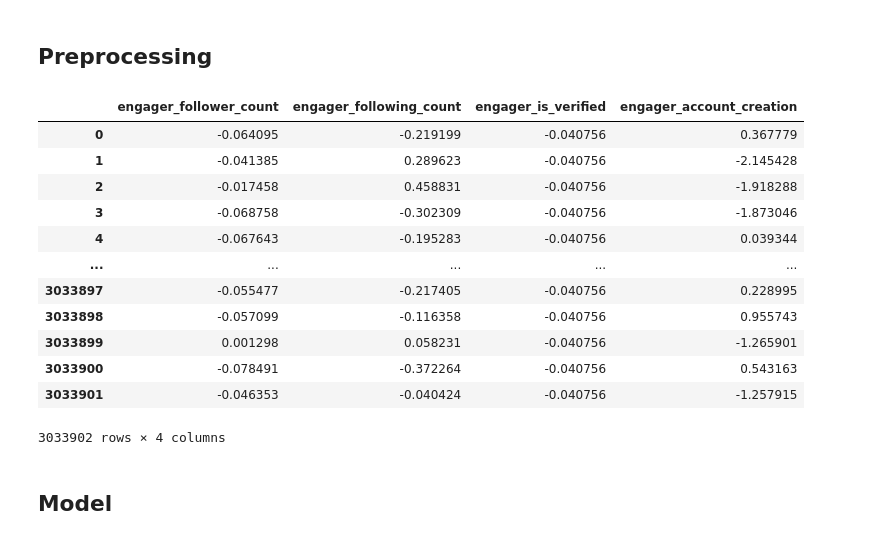
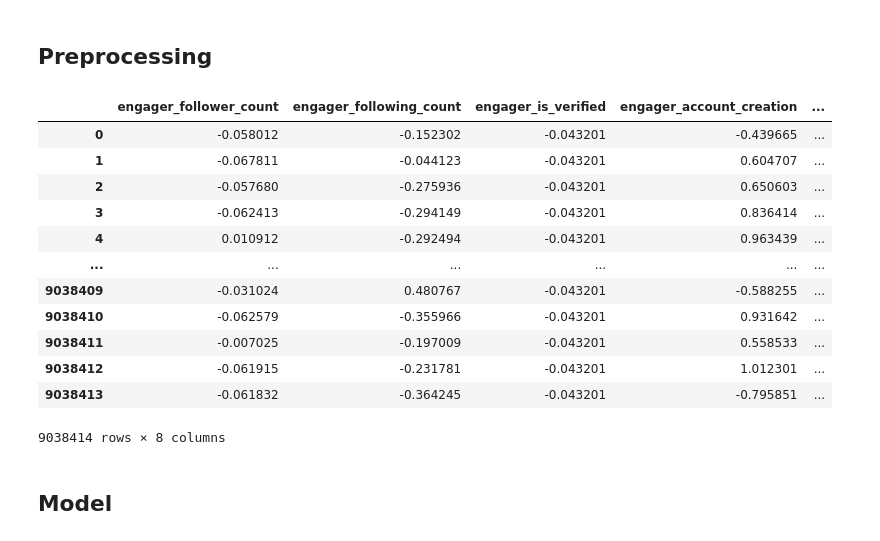
Before and after one commit to RecKIE7/recsys2021-twitter, a Jupyter notebook: models/notebooks/Autoencoder/autoencoder.ipynb, the cells around one changed output. Saved outputs shown, nothing was run; the diff lists cells and outputs as text; code cells hidden in the pictures.

```diff
--- a/models/notebooks/Autoencoder/autoencoder.ipynb
+++ b/models/notebooks/Autoencoder/autoencoder.ipynb
@@ -18,0 +19,3 @@ data = read_data(data_path)
+# %%
+train_data_path = conf.dataset_path + 'part-210204-2'
+train_df = read_data(train_data_path)
@@ -19,4 +57,12 @@ data = read_data(data_path)
 # %%
-engager_df = data[['engager_follower_count', 'engager_following_count', 'engager_is_verified', 'engager_account_creation']]
+used_features = ['engager_follower_count',
+                'engager_following_count',
+                'engager_is_verified',
+                'engager_account_creation',
+                'creator_follower_count',
+                'creator_following_count',
+                'creator_is_verified',
+                'creator_account_creation']
 # %%
-label = data['like_timestamp'].fillna(0).apply(lambda x: 1 if x > 0 else 0)
+X_train = train_df[used_features]
+Y_train = train_df['like_timestamp'].fillna(0).apply(lambda x: 1 if x > 0 else 0)
@@ -44,19 +93,23 @@ engager_df = scaling(engager_df)
-# %%
-engager_df
-# %% [output]
-|  | engager_follower_count | engager_following_count | engager_is_verified | engager_account_creation |
-| 0 | -0.064095 | -0.219199 | -0.040756 | 0.367779 |
-| 1 | -0.041385 | 0.289623 | -0.040756 | -2.145428 |
-| 2 | -0.017458 | 0.458831 | -0.040756 | -1.918288 |
-| 3 | -0.068758 | -0.302309 | -0.040756 | -1.873046 |
-| 4 | -0.067643 | -0.195283 | -0.040756 | 0.039344 |
-| ... | ... | ... | ... | ... |
-| 3033897 | -0.055477 | -0.217405 | -0.040756 | 0.228995 |
-| 3033898 | -0.057099 | -0.116358 | -0.040756 | 0.955743 |
-| 3033899 | 0.001298 | 0.058231 | -0.040756 | -1.265901 |
-| 3033900 | -0.078491 | -0.372264 | -0.040756 | 0.543163 |
-| 3033901 | -0.046353 | -0.040424 | -0.040756 | -1.257915 |
-3033902 rows × 4 columns
+# %%
+X_train = scaling(X_train)
+X_val = scaling(X_val)
+X_test = scaling(X_test)
+# %%
+X_train
+# %% [output]
+|  | engager_follower_count | engager_following_count | engager_is_verified | engager_account_creation | ... |
+| 0 | -0.058012 | -0.152302 | -0.043201 | -0.439665 | ... |
+| 1 | -0.067811 | -0.044123 | -0.043201 | 0.604707 | ... |
+| 2 | -0.057680 | -0.275936 | -0.043201 | 0.650603 | ... |
+| 3 | -0.062413 | -0.294149 | -0.043201 | 0.836414 | ... |
+| 4 | 0.010912 | -0.292494 | -0.043201 | 0.963439 | ... |
+| ... | ... | ... | ... | ... | ... |
+| 9038409 | -0.031024 | 0.480767 | -0.043201 | -0.588255 | ... |
+| 9038410 | -0.062579 | -0.355966 | -0.043201 | 0.931642 | ... |
+| 9038411 | -0.007025 | -0.197009 | -0.043201 | 0.558533 | ... |
+| 9038412 | -0.061915 | -0.231781 | -0.043201 | 1.012301 | ... |
+| 9038413 | -0.061832 | -0.364245 | -0.043201 | -0.795851 | ... |
+9038414 rows × 8 columns
 # %% [markdown]
 ## Model
 # %% [markdown]
```
Also changed, not shown: parts of 25 cells of this notebook, 2 other files.
